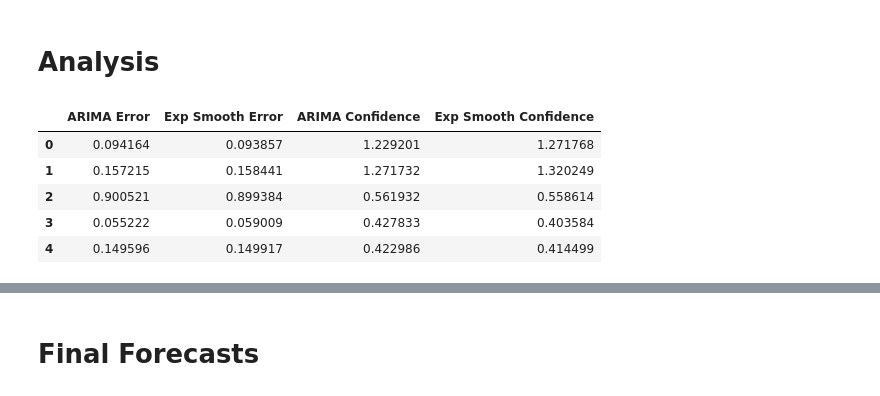
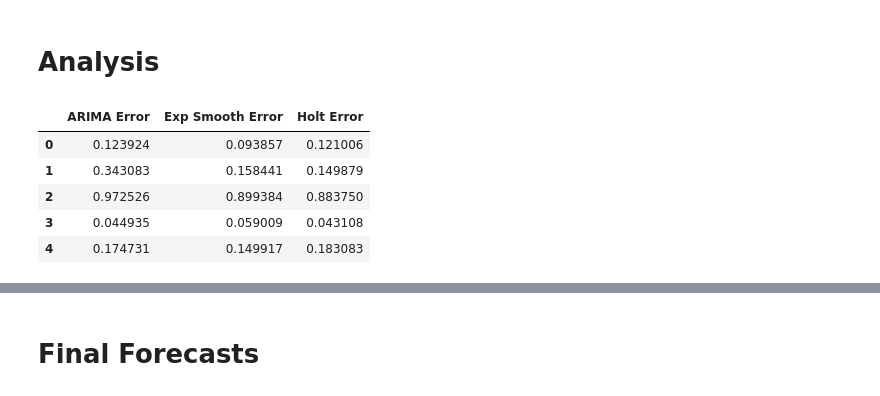
Before and after one commit to nguye639/Stat773Project, a Jupyter notebook: modelCreation.ipynb, the cells around one changed output, grey strips where cells are left out. Saved outputs shown, nothing was run; the diff lists cells and outputs as text; code cells hidden in the pictures.

```diff
--- a/modelCreation.ipynb
+++ b/modelCreation.ipynb
@@ -40,7 +40,7 @@ for i in range(1,len(series)):
     trainY = thisSeries[:int(.9*len(thisSeries))]
     testY = thisSeries[int(.9*len(thisSeries)):]
 
-    fit = ARIMA(trainY, order = (2,1,2)).fit()
+    fit = ARIMA(trainY, order = (2,2,5)).fit()
 
     forecast = fit.get_forecast(len(testX)).summary_frame()
 
@@ -98,6 +98,9 @@ for i in range(1,len(series)):
 # %% [markdown]
 # Holt's
 # %%
+HoltError = []
+HoltConf = []
+
 for i in range(1,len(series)):
 
     thisSeries = data[series[i]]
@@ -109,9 +112,11 @@ for i in range(1,len(series)):
     trainY = thisSeries[:int(.9*len(thisSeries))]
     testY = thisSeries[int(.9*len(thisSeries)):]
 
-    fit = Holt(trainY).fit()
+    fit = Holt(trainY, initialization_method ='heuristic').fit()
 
     forecast = fit.forecast(len(testY))
+
+    simulations = fit.simulate(len(testY),repetitions = 100)
 
     plt.figure(figsize = (12,6))
     ax = plt.subplot(111)
@@ -119,7 +124,8 @@ for i in range(1,len(series)):
     plt.plot(t,thisSeries)
     plt.plot(trainX,fit.fittedvalues)
     plt.plot(testX, forecast)
-    #plt.fill_between(testX,(forecast['mean_ci_lower']), (forecast['mean_ci_upper']), color='b', alpha=.1)
+    plt.fill_between(testX,simulations[np.argmin(simulations.mean())], simulations[np.argmax(simulations.mean())], color='b', alpha=.1)
     plt.title(series[i])
 
-    print(MAPE(forecast,testY))
+    HoltError.append(MAPE(forecast,testY))
+    HoltConf.append(simulations[np.argmax(simulations.mean())].mean() - simulations[np.argmin(simulations.mean())].mean())
@@ -137,17 +132,17 @@ for i in range(1,len(series)):
 # %% [markdown]
 # Analysis
 # %%
-fits = pd.DataFrame(np.array([ARIMAError,ExpSmoothError, ARIMAConf,ExpSmoothConf]).T,
-                    columns = ["ARIMA Error", "Exp Smooth Error", "ARIMA Confidence", "Exp Smooth Confidence"])
+errors = pd.DataFrame(np.array([ARIMAError,ExpSmoothError, HoltError]).T,
+                    columns = ["ARIMA Error", "Exp Smooth Error", "Holt Error"])
 # %%
-fits
+errors
 
 #ARIMA First 2
 #EXP smooth last 3
 # %% [output]
-|  | ARIMA Error | Exp Smooth Error | ARIMA Confidence | Exp Smooth Confidence |
-| 0 | 0.094164 | 0.093857 | 1.229201 | 1.271768 |
-| 1 | 0.157215 | 0.158441 | 1.271732 | 1.320249 |
-| 2 | 0.900521 | 0.899384 | 0.561932 | 0.558614 |
-| 3 | 0.055222 | 0.059009 | 0.427833 | 0.403584 |
-| 4 | 0.149596 | 0.149917 | 0.422986 | 0.414499 |
+|  | ARIMA Error | Exp Smooth Error | Holt Error |
+| 0 | 0.123924 | 0.093857 | 0.121006 |
+| 1 | 0.343083 | 0.158441 | 0.149879 |
+| 2 | 0.972526 | 0.899384 | 0.883750 |
+| 3 | 0.044935 | 0.059009 | 0.043108 |
+| 4 | 0.174731 | 0.149917 | 0.183083 |
```
Also changed, not shown: parts of 4 cells of this notebook, 1 other file.
